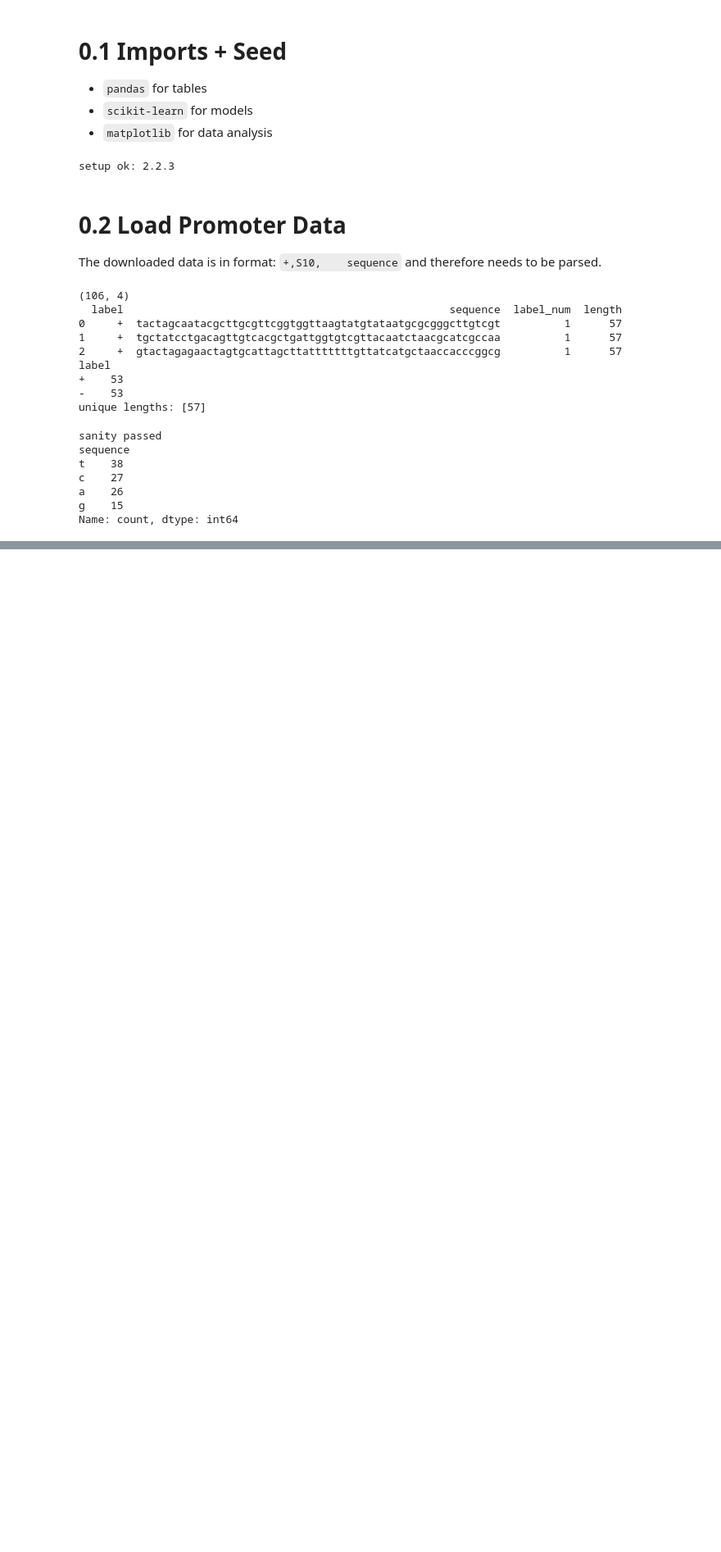
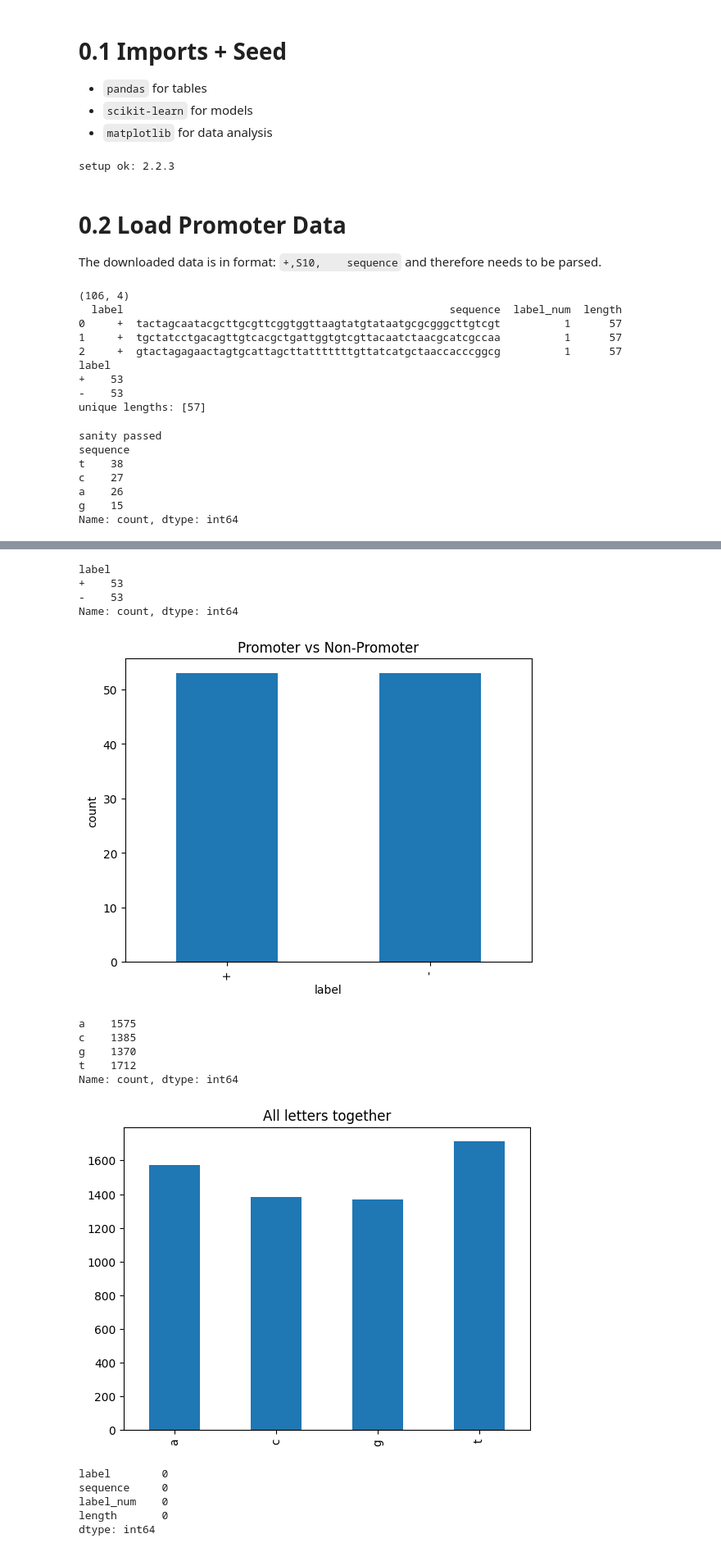
Before and after one commit to A7reus/DNA-Sequence-Classifier, a Jupyter notebook: DSA_Sequence_Classifier.ipynb, the cells around one changed output, grey strips where cells are left out. Shown at 82% size. Saved outputs shown, nothing was run; the diff lists cells and outputs as text; code cells hidden in the pictures; blank space fills up the shorter version.

```diff
--- a/DSA_Sequence_Classifier.ipynb
+++ b/DSA_Sequence_Classifier.ipynb
@@ -79,0 +86,29 @@ Name: count, dtype: int64
+# %%
+print(df["label"].value_counts())
+df["label"].value_counts().plot(kind="bar", title="Promoter vs Non-Promoter")
+plt.ylabel("count")
+plt.show()
+
+overall = pd.Series(list("".join(df["sequence"]))).value_counts().sort_index()
+print(overall)
+overall.plot(kind="bar", title="All letters together")
+plt.show()
+
+print(df.isnull().sum())
+# %% [output]
+label
++    53
+-    53
+Name: count, dtype: int64
+[figure, added]
+a    1575
+c    1385
+g    1370
+t    1712
+Name: count, dtype: int64
+[figure, added]
+label        0
+sequence     0
+label_num    0
+length       0
+dtype: int64
```
Also changed, not shown: parts of 1 cell of this notebook.
